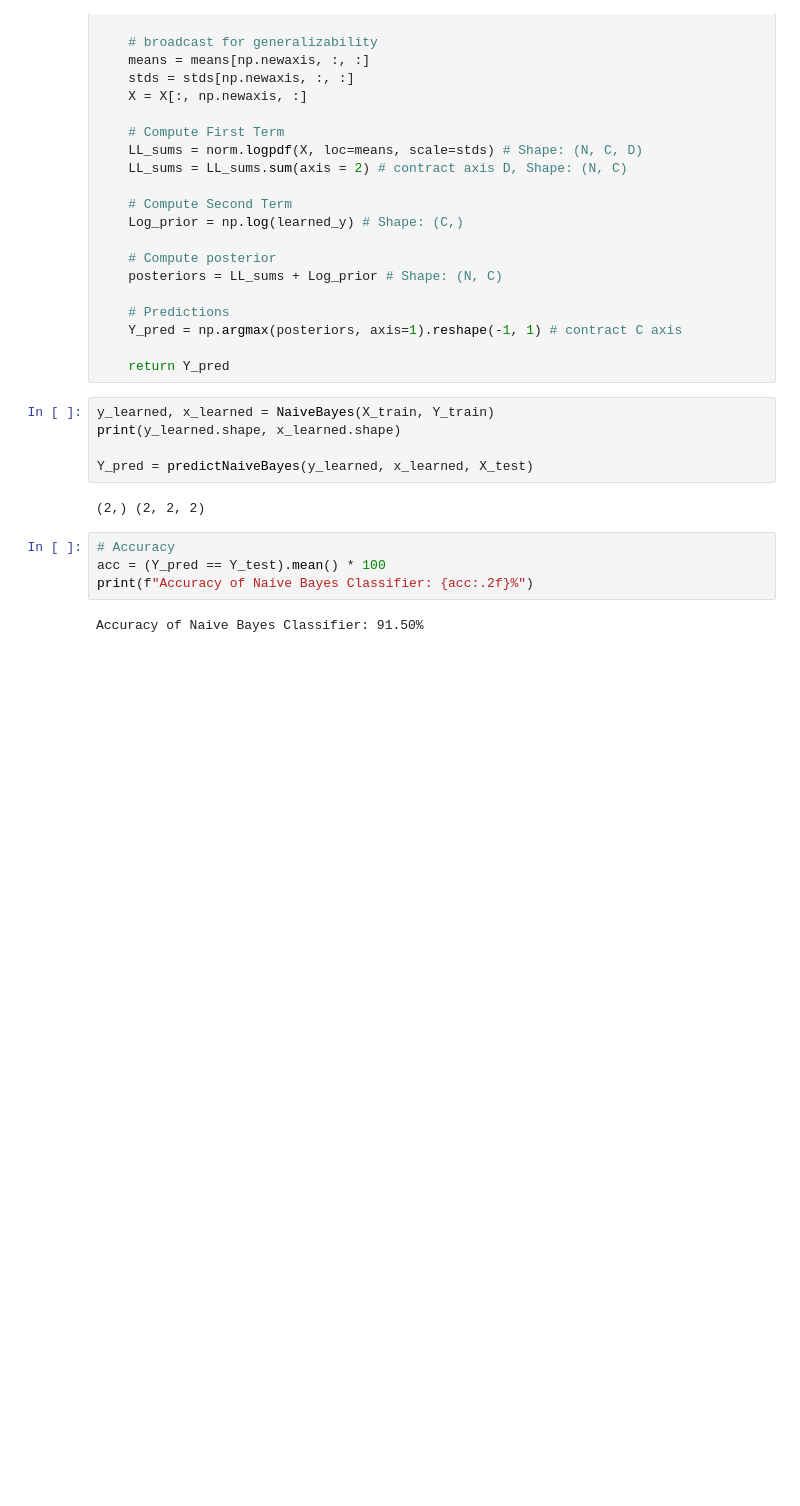
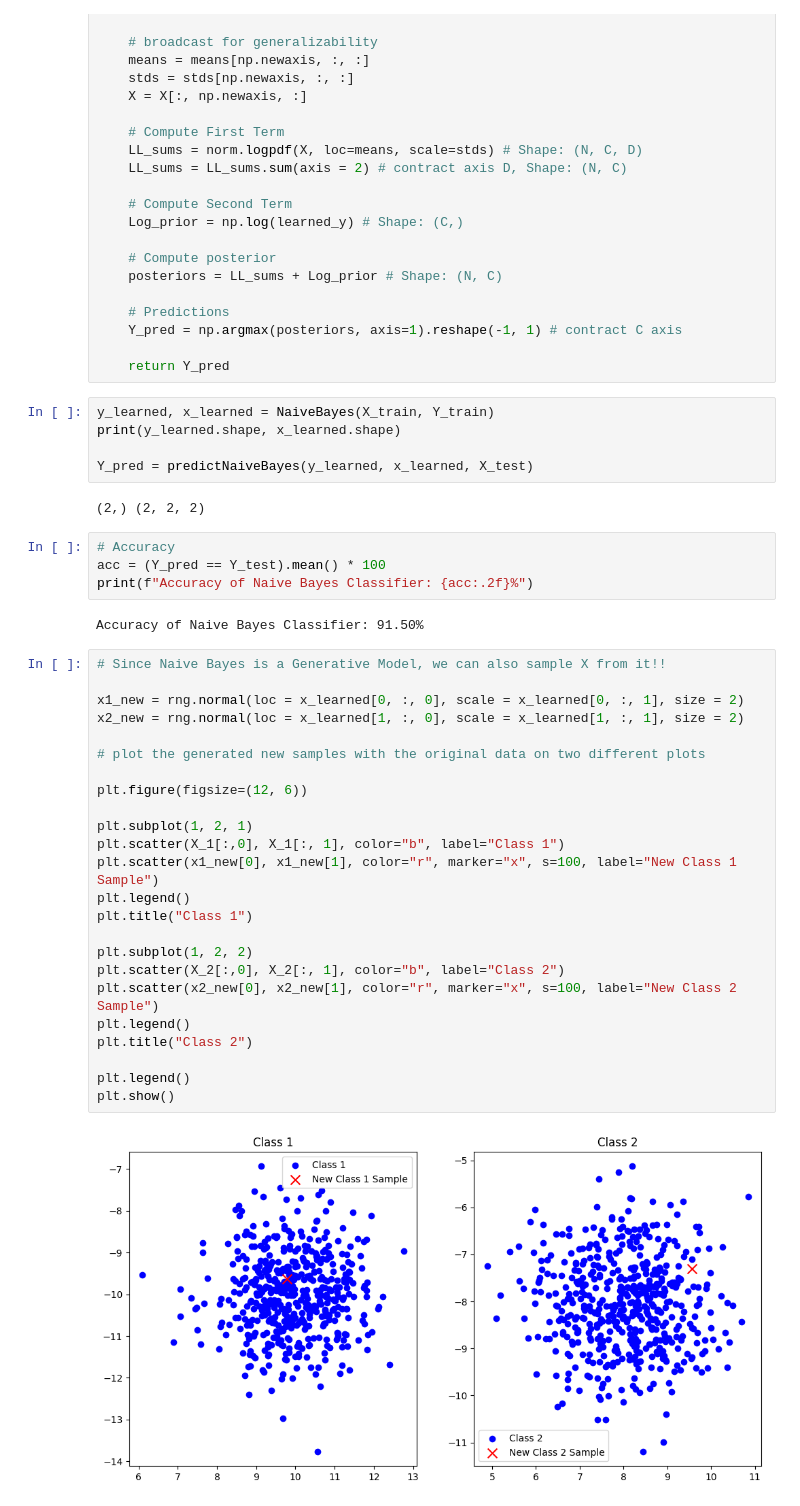
Before and after one commit to adityapaikrao/ML-algorithms-from-scratch, a Jupyter notebook: NaiveBayes/NaiveBayes.ipynb, the cells around one changed output. Drawn from its saved outputs; the diff is of its cells as text; blank space fills up the shorter version.

Commit message:
finishing up Naive Bayes

```diff
--- a/NaiveBayes/NaiveBayes.ipynb
+++ b/NaiveBayes/NaiveBayes.ipynb
@@ -393,3 +450,29 @@ acc = (Y_pred == Y_test).mean() * 100
 print(f"Accuracy of Naive Bayes Classifier: {acc:.2f}%")
 # %% [output]
 Accuracy of Naive Bayes Classifier: 91.50%
+# %%
+# Since Naive Bayes is a Generative Model, we can also sample X from it!!
+
+x1_new = rng.normal(loc = x_learned[0, :, 0], scale = x_learned[0, :, 1], size = 2)
+x2_new = rng.normal(loc = x_learned[1, :, 0], scale = x_learned[1, :, 1], size = 2)
+
+# plot the generated new samples with the original data on two different plots
+
+plt.figure(figsize=(12, 6))
+
+plt.subplot(1, 2, 1)
+plt.scatter(X_1[:,0], X_1[:, 1], color="b", label="Class 1")
+plt.scatter(x1_new[0], x1_new[1], color="r", marker="x", s=100, label="New Class 1 Sample")
+plt.legend()
+plt.title("Class 1")
+
+plt.subplot(1, 2, 2)
+plt.scatter(X_2[:,0], X_2[:, 1], color="b", label="Class 2")
+plt.scatter(x2_new[0], x2_new[1], color="r", marker="x", s=100, label="New Class 2 Sample")
+plt.legend()
+plt.title("Class 2")
+
+plt.legend()
+plt.show()
+# %% [output]
+[figure, added]
```
Also changed, not shown: parts of 2 cells of this notebook.
